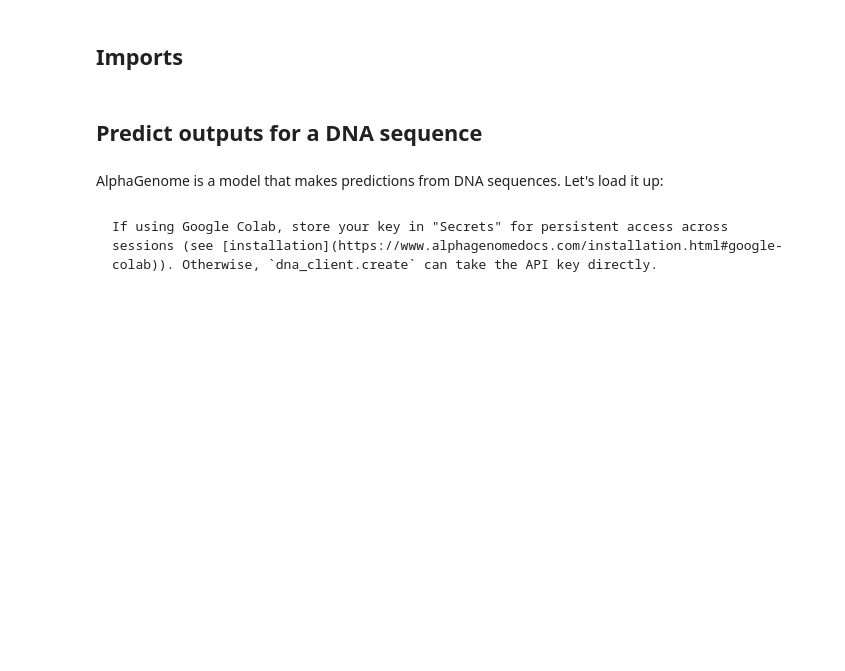
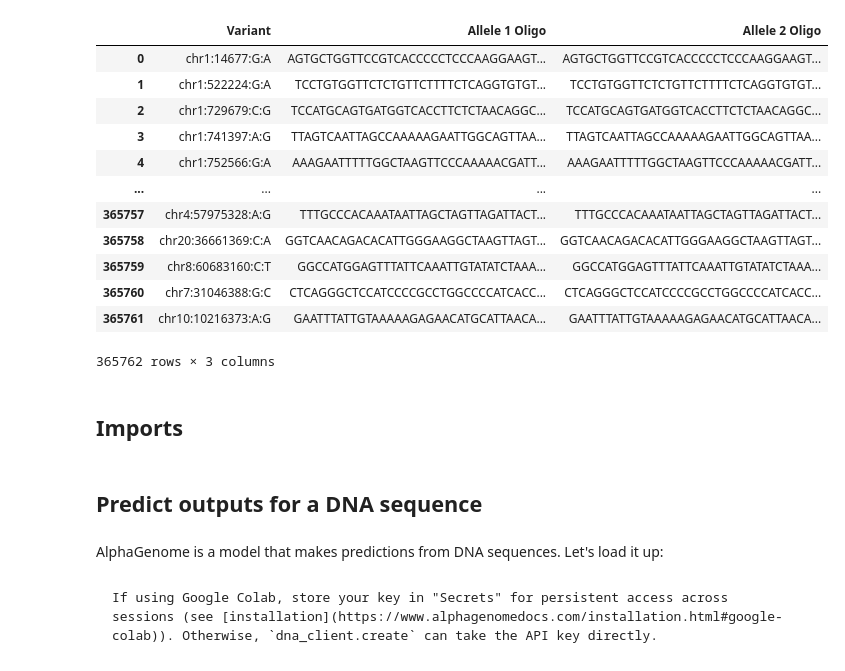
Before and after one commit to Anubhooti164/alpha-genome-experiments, a Jupyter notebook: colabs/alpha-genome.ipynb, the cells around one changed output. Drawn from its saved outputs; the diff is of its cells as text; code cells hidden in the pictures; blank space fills up the shorter version.

```diff
--- a/colabs/alpha-genome.ipynb
+++ b/colabs/alpha-genome.ipynb
@@ -14,3 +109,21 @@ Clear all the cells before pushing/saving this notebook to GitHub. This ensures
+# %%
+seqs =
+# %%
+seqs
+# %% [output]
+|  | Variant | Allele 1 Oligo | Allele 2 Oligo |
+| 0 | chr1:14677:G:A | AGTGCTGGTTCCGTCACCCCCTCCCAAGGAAGT... | AGTGCTGGTTCCGTCACCCCCTCCCAAGGAAGT... |
+| 1 | chr1:522224:G:A | TCCTGTGGTTCTCTGTTCTTTTCTCAGGTGTGT... | TCCTGTGGTTCTCTGTTCTTTTCTCAGGTGTGT... |
+| 2 | chr1:729679:C:G | TCCATGCAGTGATGGTCACCTTCTCTAACAGGC... | TCCATGCAGTGATGGTCACCTTCTCTAACAGGC... |
+| 3 | chr1:741397:A:G | TTAGTCAATTAGCCAAAAAGAATTGGCAGTTAA... | TTAGTCAATTAGCCAAAAAGAATTGGCAGTTAA... |
+| 4 | chr1:752566:G:A | AAAGAATTTTTGGCTAAGTTCCCAAAAACGATT... | AAAGAATTTTTGGCTAAGTTCCCAAAAACGATT... |
+| ... | ... | ... | ... |
+| 365757 | chr4:57975328:A:G | TTTGCCCACAAATAATTAGCTAGTTAGATTACT... | TTTGCCCACAAATAATTAGCTAGTTAGATTACT... |
+| 365758 | chr20:36661369:C:A | GGTCAACAGACACATTGGGAAGGCTAAGTTAGT... | GGTCAACAGACACATTGGGAAGGCTAAGTTAGT... |
+| 365759 | chr8:60683160:C:T | GGCCATGGAGTTTATTCAAATTGTATATCTAAA... | GGCCATGGAGTTTATTCAAATTGTATATCTAAA... |
+| 365760 | chr7:31046388:G:C | CTCAGGGCTCCATCCCCGCCTGGCCCCATCACC... | CTCAGGGCTCCATCCCCGCCTGGCCCCATCACC... |
+| 365761 | chr10:10216373:A:G | GAATTTATTGTAAAAAGAGAACATGCATTAACA... | GAATTTATTGTAAAAAGAGAACATGCATTAACA... |
+365762 rows × 3 columns
 # %%
 # @title Install AlphaGenome
 
```
Also changed, not shown: parts of 41 cells of this notebook.
